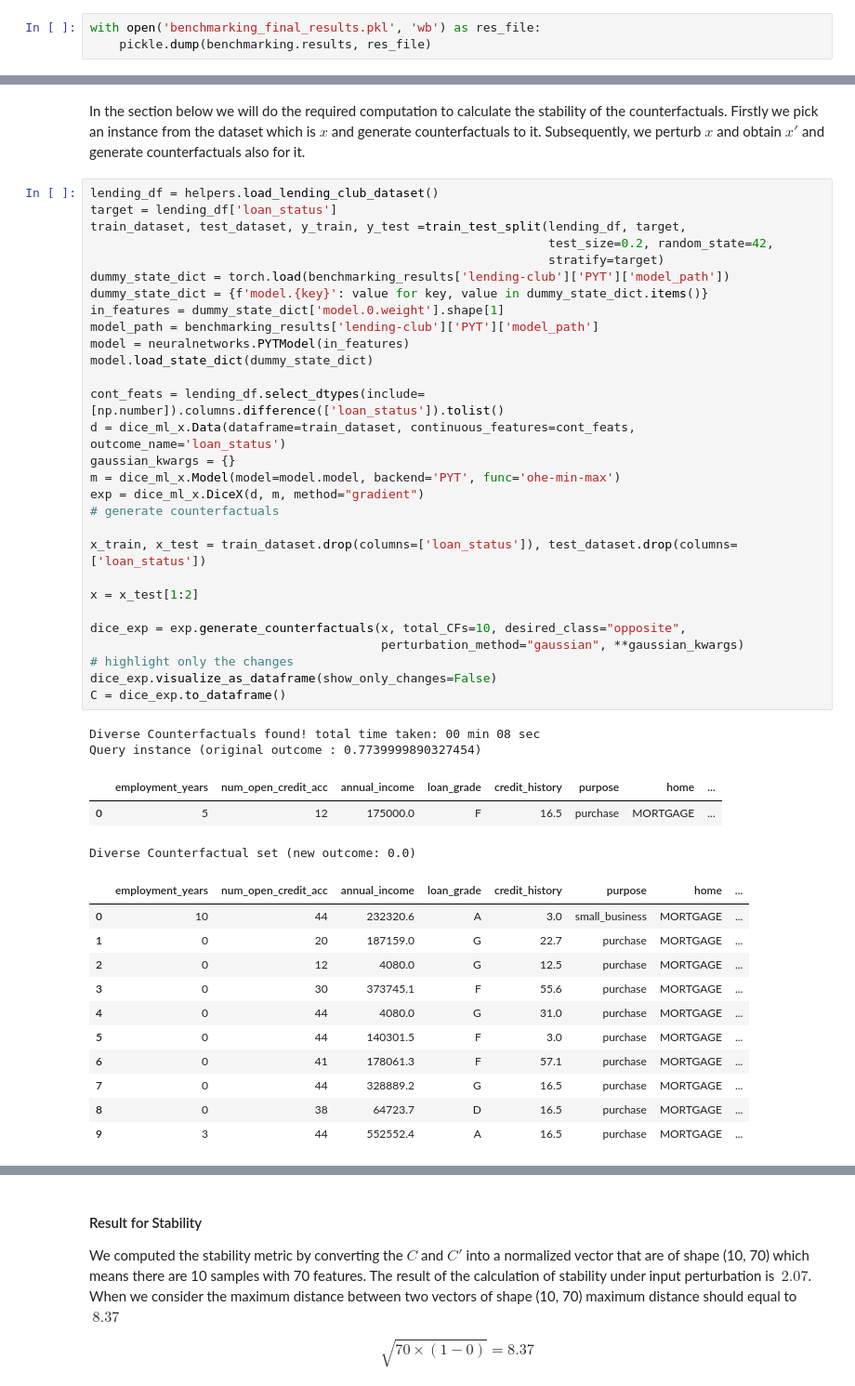
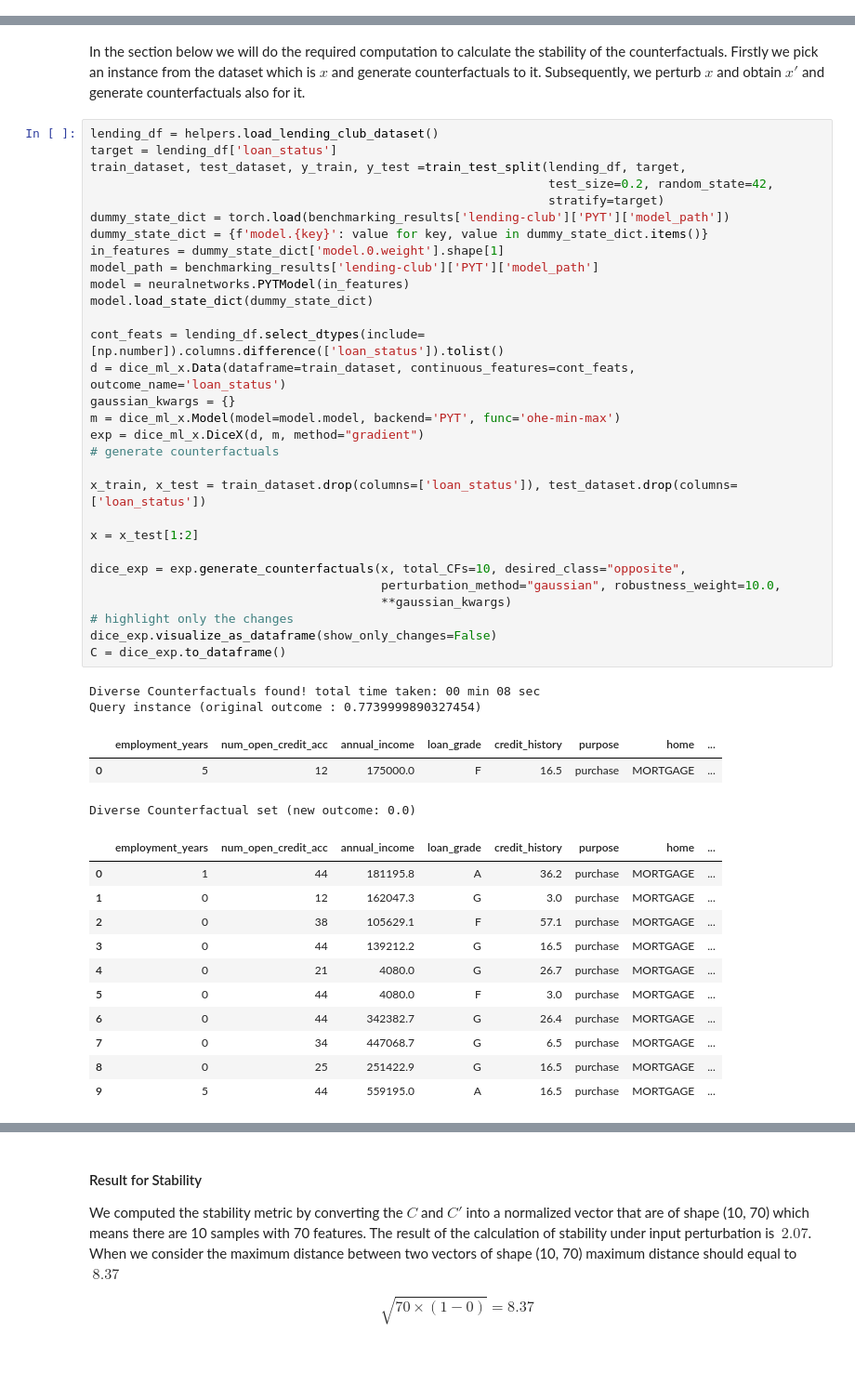
Before and after one commit to Dice-Extended/dice-x, a Jupyter notebook: docs/source/notebooks/Benchmarking_Preliminary_Metrics.ipynb, the cells around one changed output, grey strips where cells are left out. Shown at 93% size. Drawn from its saved outputs; the diff is of its cells as text; blank space fills up the shorter version.

```diff
--- a/docs/source/notebooks/Benchmarking_Preliminary_Metrics.ipynb
+++ b/docs/source/notebooks/Benchmarking_Preliminary_Metrics.ipynb
@@ -89,3 +55,0 @@ WARNING:root: MAD for feature number_of_people_being_liable_to_provide_maintenan
-# %%
-with open('benchmarking_final_results.pkl', 'wb') as res_file:
-    pickle.dump(benchmarking.results, res_file)
@@ -360,44 +350,45 @@ train_dataset, test_dataset, y_train, y_test =train_test_split(lending_df, targe
                                                                stratify=target)
 dummy_state_dict = torch.load(benchmarking_results['lending-club']['PYT']['model_path'])
 dummy_state_dict = {f'model.{key}': value for key, value in dummy_state_dict.items()}
 in_features = dummy_state_dict['model.0.weight'].shape[1]
 model_path = benchmarking_results['lending-club']['PYT']['model_path']
 model = neuralnetworks.PYTModel(in_features)
 model.load_state_dict(dummy_state_dict)
 
 cont_feats = lending_df.select_dtypes(include=[np.number]).columns.difference(['loan_status']).tolist()
 d = dice_ml_x.Data(dataframe=train_dataset, continuous_features=cont_feats, outcome_name='loan_status')
 gaussian_kwargs = {}
 m = dice_ml_x.Model(model=model.model, backend='PYT', func='ohe-min-max')
 exp = dice_ml_x.DiceX(d, m, method="gradient")
 # generate counterfactuals
 
 x_train, x_test = train_dataset.drop(columns=['loan_status']), test_dataset.drop(columns=['loan_status'])
 
 x = x_test[1:2]
 
 dice_exp = exp.generate_counterfactuals(x, total_CFs=10, desired_class="opposite",
-                                        perturbation_method="gaussian", **gaussian_kwargs)
+                                        perturbation_method="gaussian", robustness_weight=10.0,
+                                        **gaussian_kwargs)
 # highlight only the changes
 dice_exp.visualize_as_dataframe(show_only_changes=False)
 C = dice_exp.to_dataframe()
 # %% [output]
 Diverse Counterfactuals found! total time taken: 00 min 08 sec
 Query instance (original outcome : 0.7739999890327454)
 |  | employment_years | num_open_credit_acc | annual_income | loan_grade | credit_history | purpose | home | ... |
 | 0 | 5 | 12 | 175000.0 | F | 16.5 | purchase | MORTGAGE | ... |
 Diverse Counterfactual set (new outcome: 0.0)
 |  | employment_years | num_open_credit_acc | annual_income | loan_grade | credit_history | purpose | home | ... |
-| 0 | 10 | 44 | 232320.6 | A | 3.0 | small_business | MORTGAGE | ... |
-| 1 | 0 | 20 | 187159.0 | G | 22.7 | purchase | MORTGAGE | ... |
-| 2 | 0 | 12 | 4080.0 | G | 12.5 | purchase | MORTGAGE | ... |
-| 3 | 0 | 30 | 373745.1 | F | 55.6 | purchase | MORTGAGE | ... |
-| 4 | 0 | 44 | 4080.0 | G | 31.0 | purchase | MORTGAGE | ... |
-| 5 | 0 | 44 | 140301.5 | F | 3.0 | purchase | MORTGAGE | ... |
-| 6 | 0 | 41 | 178061.3 | F | 57.1 | purchase | MORTGAGE | ... |
-| 7 | 0 | 44 | 328889.2 | G | 16.5 | purchase | MORTGAGE | ... |
-| 8 | 0 | 38 | 64723.7 | D | 16.5 | purchase | MORTGAGE | ... |
-| 9 | 3 | 44 | 552552.4 | A | 16.5 | purchase | MORTGAGE | ... |
+| 0 | 1 | 44 | 181195.8 | A | 36.2 | purchase | MORTGAGE | ... |
+| 1 | 0 | 12 | 162047.3 | G | 3.0 | purchase | MORTGAGE | ... |
+| 2 | 0 | 38 | 105629.1 | F | 57.1 | purchase | MORTGAGE | ... |
+| 3 | 0 | 44 | 139212.2 | G | 16.5 | purchase | MORTGAGE | ... |
+| 4 | 0 | 21 | 4080.0 | G | 26.7 | purchase | MORTGAGE | ... |
+| 5 | 0 | 44 | 4080.0 | F | 3.0 | purchase | MORTGAGE | ... |
+| 6 | 0 | 44 | 342382.7 | G | 26.4 | purchase | MORTGAGE | ... |
+| 7 | 0 | 34 | 447068.7 | G | 6.5 | purchase | MORTGAGE | ... |
+| 8 | 0 | 25 | 251422.9 | G | 16.5 | purchase | MORTGAGE | ... |
+| 9 | 5 | 44 | 559195.0 | A | 16.5 | purchase | MORTGAGE | ... |
 # %%
 x_ohe = d.get_ohe_min_max_normalized_data(x)
 cat_cols = d.get_encoded_categorical_feature_indexes()
```
Also changed, not shown: parts of 11 cells of this notebook, 4 other files.
